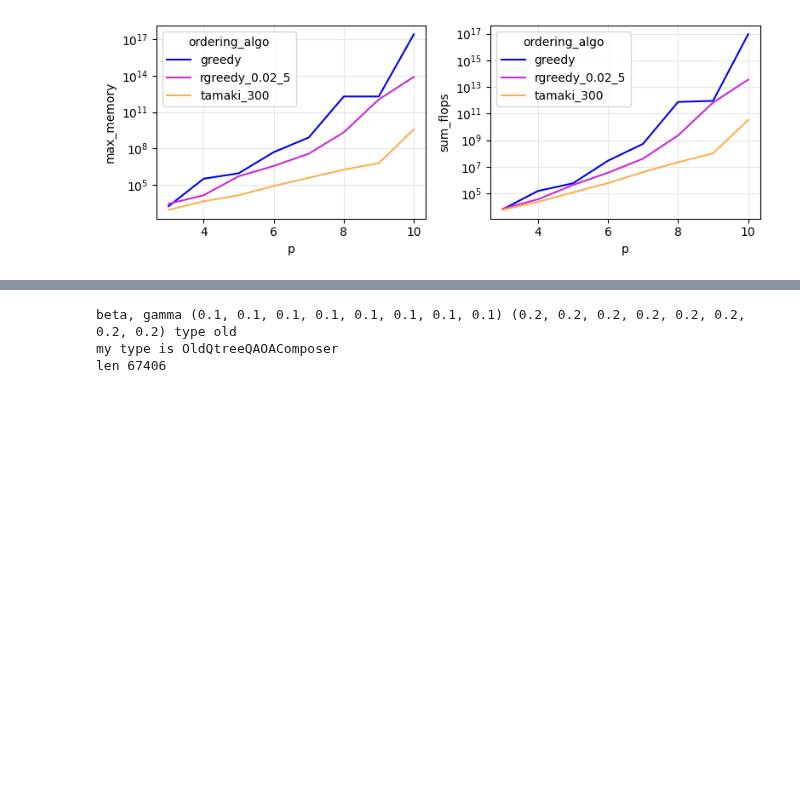
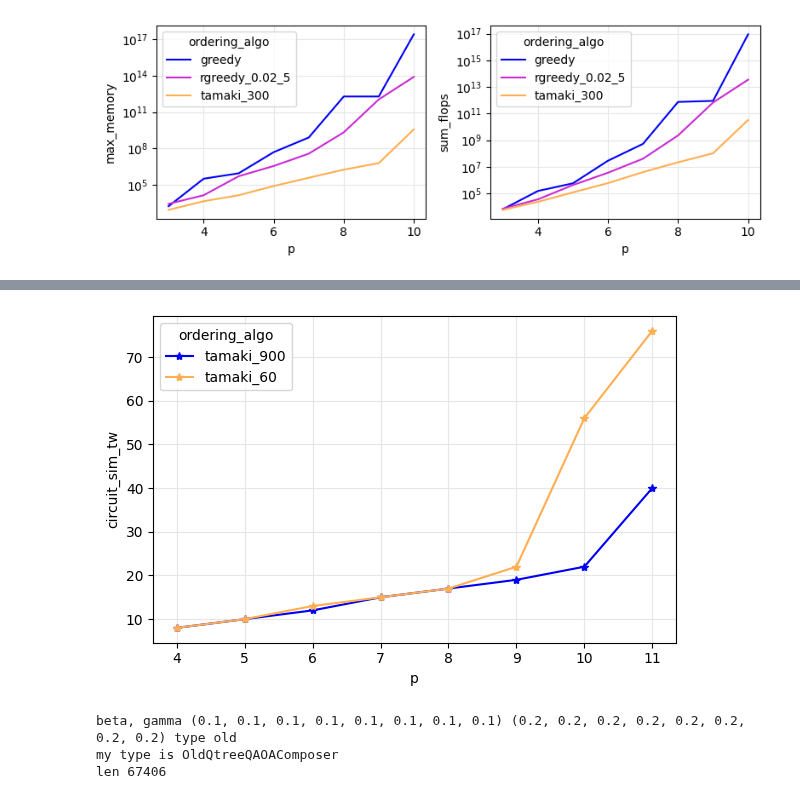
Before and after one commit to danlkv/QTensor, a Jupyter notebook: analysis/spec/notebooks/Tree subgraph.ipynb, the cells around one changed output, grey strips where cells are left out. Drawn from its saved outputs; the diff is of its cells as text; code cells hidden in the pictures; blank space fills up the shorter version.

```diff
--- a/analysis/spec/notebooks/Tree subgraph.ipynb
+++ b/analysis/spec/notebooks/Tree subgraph.ipynb
@@ -195,3 +197,18 @@ f = ex.plot_variables2d(('max_memory', 'sum_flops'),
+# %%
+ps = [4, 5, 6, 7, 8, 9, 10, 11, 12]
+def custom_plot(x, y, **kwargs):
+    plt.plot(x, y, '*-', **kwargs)
+    #plt.yscale('log')
+
+f = ex.plot_variables2d('circuit_sim_tw',
+                    plot_func=custom_plot,
+                    degree = [3],
+                    ordering_algo=[f'tamaki_{15*60}', f'tamaki_{60}'],
+                    composer_type = ['zz_simp'],
+                    p=ps,
+                   )
+# %% [output]
+[figure, added]
 # %%
 p = 8
 f, axs = plt.subplots(1,2,figsize=(10, 5), dpi=100)
```
Also changed, not shown: parts of 9 cells of this notebook, 1 other file.
